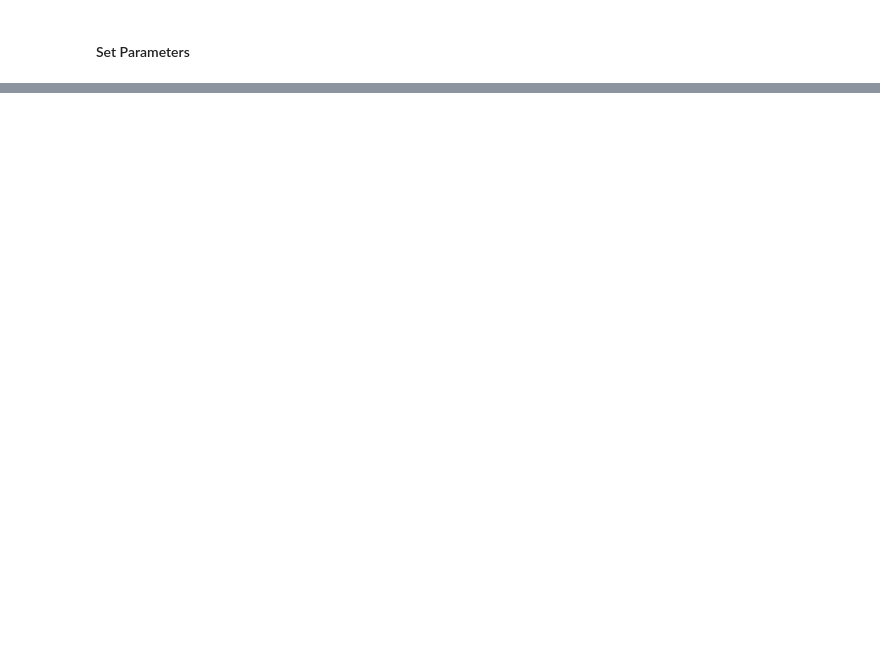
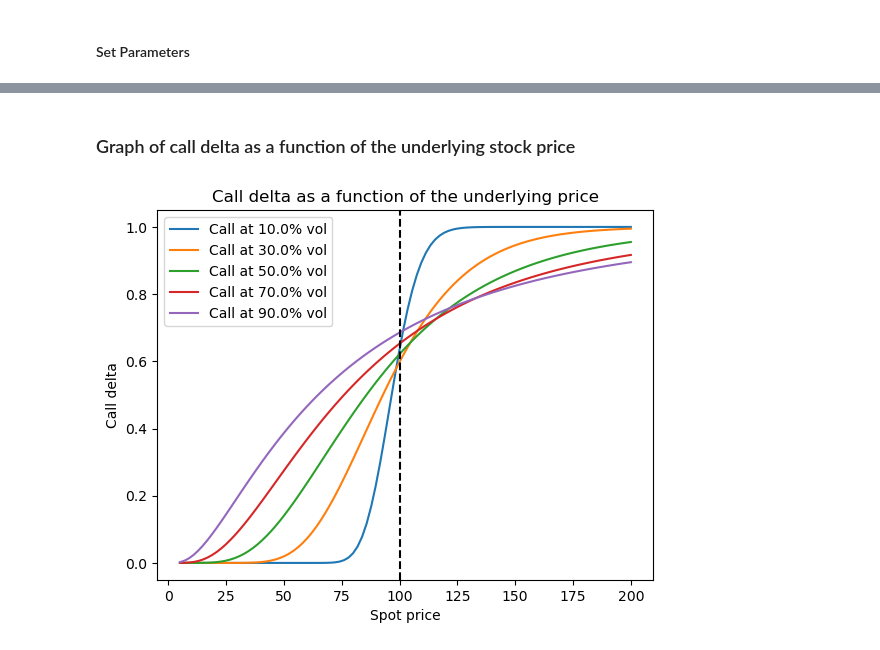
Before and after one commit to aa6dcc/Black-Scholes, a Jupyter notebook: display.ipynb, the cells around one changed output, grey strips where cells are left out. Drawn from its saved outputs; the diff is of its cells as text; code cells hidden in the pictures; blank space fills up the shorter version.

```diff
--- a/display.ipynb
+++ b/display.ipynb
@@ -27,0 +48,12 @@ plt.legend();
+# %% [markdown]
+### Graph of call delta as a function of the underlying stock price
+# %%
+for sigma in sigmas:
+    plt.plot(spot, delta_dict[f"call_{100*sigma}"], label=f"Call at {100*sigma}% vol")
+plt.axvline(x=K, linestyle="--", color='k')
+plt.title("Call delta as a function of the underlying price")
+plt.xlabel("Spot price")
+plt.ylabel("Call delta")
+plt.legend();
+# %% [output]
+[figure, added]
```
Also changed, not shown: parts of 9 cells of this notebook.
